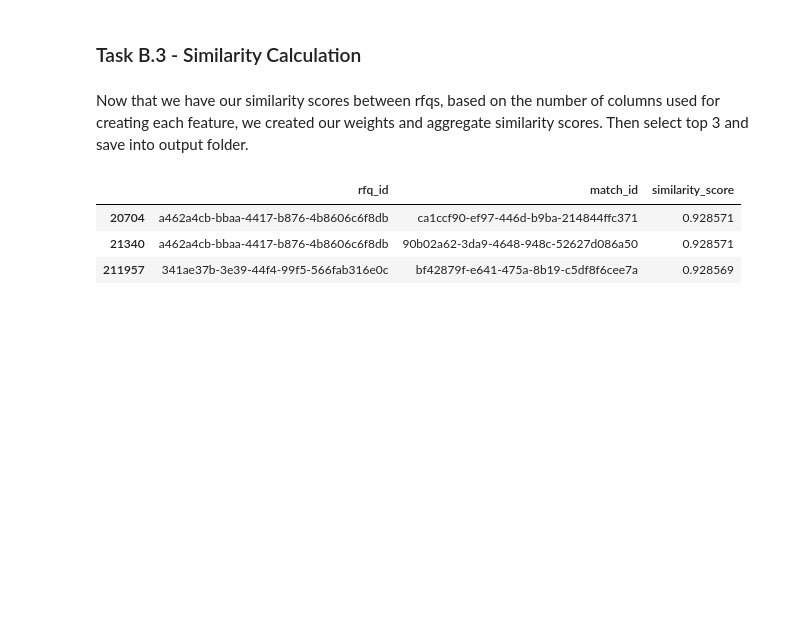
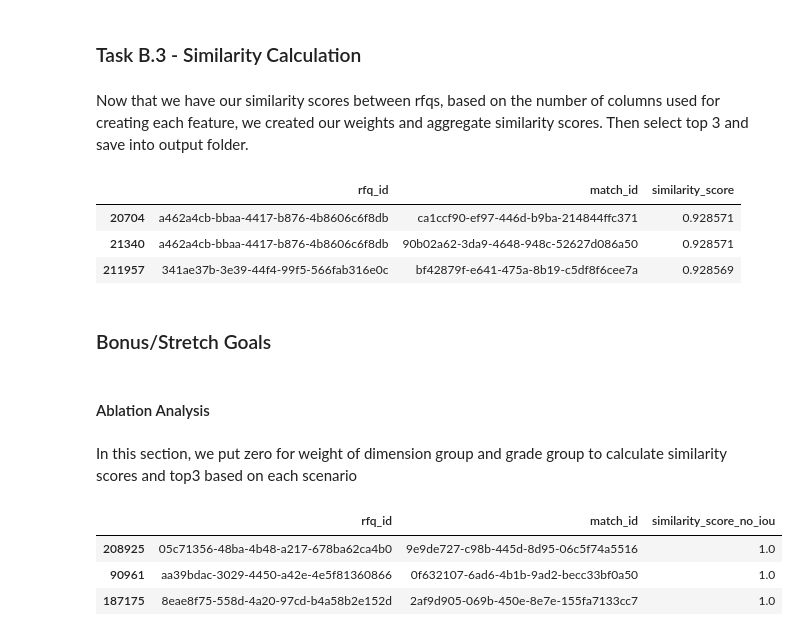
Before and after one commit to shayantabatabaee/vanilla-steel-assesment, a Jupyter notebook: run.ipynb, the cells around one changed output. Saved outputs shown, nothing was run; the diff lists cells and outputs as text; code cells hidden in the pictures; blank space fills up the shorter version.

Commit message:
feature: Complete Bonus

```diff
--- a/run.ipynb
+++ b/run.ipynb
@@ -524,3 +527,28 @@ top3
 # %%
 os.makedirs(OUTPUT_FOLDER_PATH, exist_ok=True)
 top3.to_csv(os.path.join(OUTPUT_FOLDER_PATH, 'top3.csv'), index=False)
+# %% [markdown]
+### Bonus/Stretch Goals
+# %% [markdown]
+#### Ablation Analysis
+# %% [markdown]
+In this section, we put zero for weight of dimension group and grade group to calculate similarity scores and top3 based on each scenario
+# %%
+n_features = {
+    'iou_dimensions': 0,
+    'exact_match_categorical': 2,
+    'cosine_similarity_grades': 9
+}
+
+similarity['similarity_score_no_iou'] = (
+    similarity['iou_dimensions'] * n_features['iou_dimensions'] +
+    similarity['exact_match_categorical'] * n_features['exact_match_categorical'] +
+    similarity['cosine_similarity_grades'] * n_features['cosine_similarity_grades']
+) / sum(n_features.values())
+top3_no_iou = similarity.sort_values('similarity_score_no_iou', ascending = False)[['rfq_id', 'match_id', 'similarity_score_no_iou']][0:3]
+top3_no_iou
+# %% [output]
+|  | rfq_id | match_id | similarity_score_no_iou |
+| 208925 | 05c71356-48ba-4b48-a217-678ba62ca4b0 | 9e9de727-c98b-445d-8d95-06c5f74a5516 | 1.0 |
+| 90961 | aa39bdac-3029-4450-a42e-4e5f81360866 | 0f632107-6ad6-4b1b-9ad2-becc33bf0a50 | 1.0 |
+| 187175 | 8eae8f75-558d-4a20-97cd-b4a58b2e152d | 2af9d905-069b-450e-8e7e-155fa7133cc7 | 1.0 |
```
Also changed, not shown: parts of 20 cells of this notebook.
